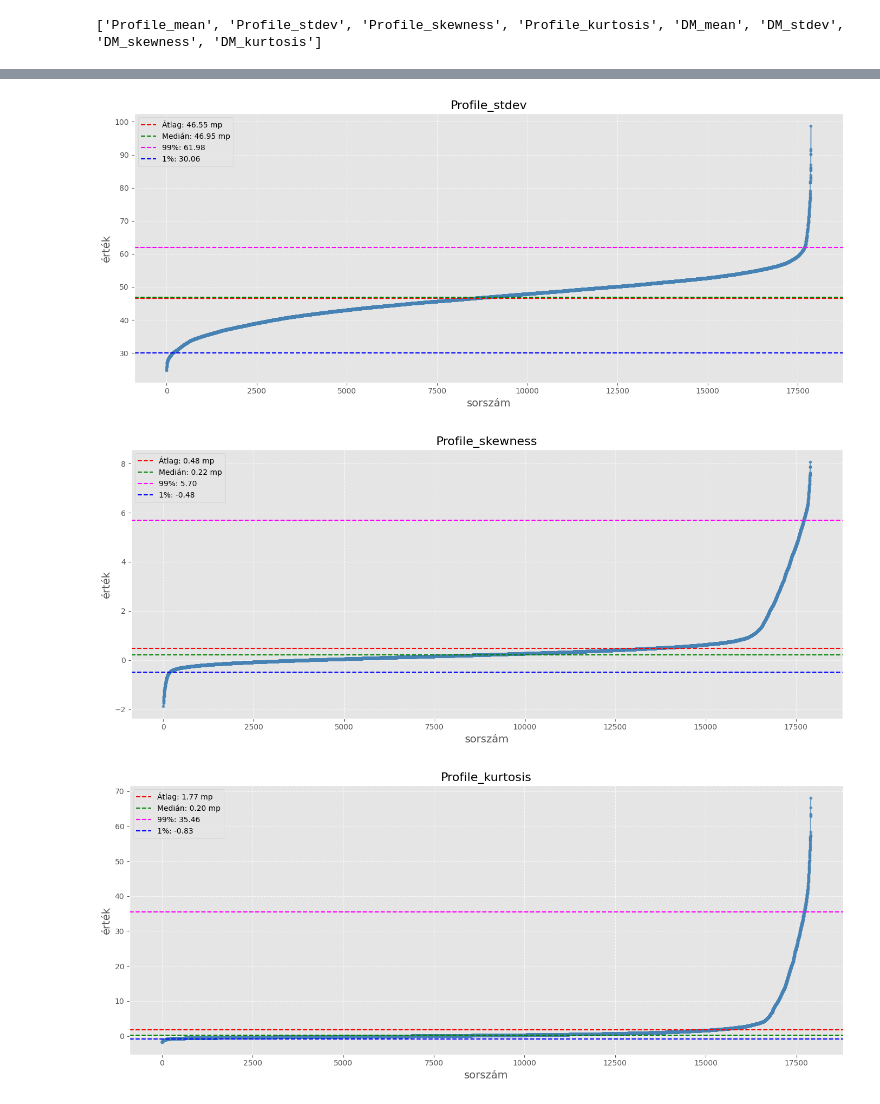
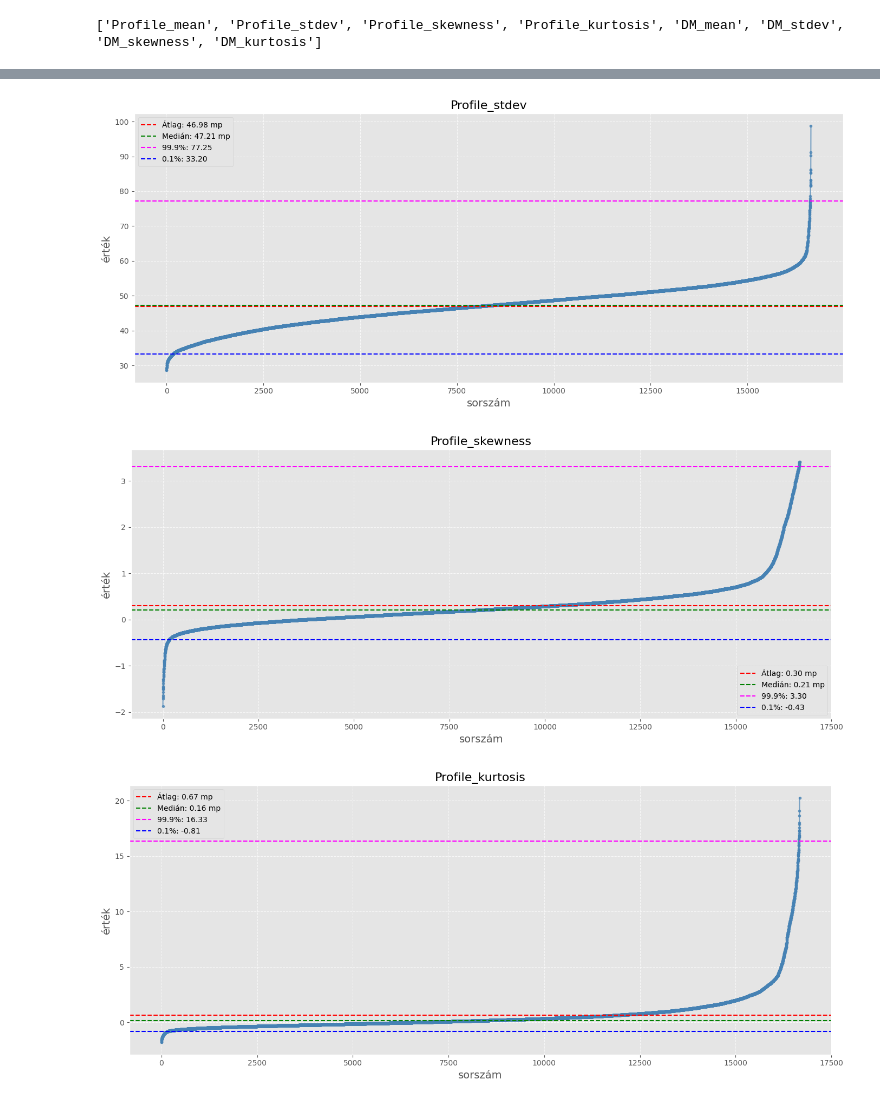
Before and after one commit to heihachi78/nfgt, a Jupyter notebook: TI_beadando_hopeful.ipynb, the cells around one changed output, grey strips where cells are left out. Drawn from its saved outputs; the diff is of its cells as text; code cells hidden in the pictures.

```diff
--- a/TI_beadando_hopeful.ipynb
+++ b/TI_beadando_hopeful.ipynb
@@ -68,3 +68,14 @@ X.describe()
 | 50% | 115.078125 | 46.947479 | 0.223240 | 0.198710 | 2.801839 | 18.461316 | 8.433515 | ... |
 | 75% | 127.085938 | 51.023202 | 0.473325 | 0.927783 | 5.464256 | 28.428104 | 10.702959 | ... |
 | max | 192.617188 | 98.778911 | 8.069522 | 68.101622 | 223.392141 | 110.642211 | 34.539844 | ... |
+# %%
+oszlop_nevek_torleshez = ["DM_kurtosis", "Profile_kurtosis", "DM_mean", "Profile_skewness"]
+for ont in oszlop_nevek_torleshez:
+    sorted_data = np.sort(X[ont].unique())
+    limit = np.percentile(sorted_data, 98)
+    print(ont, len(X[X[ont] > limit]))
+    index_to_drop = X[X[ont] > limit].index
+    X = X.drop(index_to_drop)
+    y = y.drop(index_to_drop)
+    X.reset_index(drop=True, inplace=True)
+    y.reset_index(drop=True, inplace=True)
@@ -76,8 +104,8 @@ print(feature_cimkek)
 # %%
 for adat in feature_cimkek:
     sorted_data = np.sort(X[adat].unique())
-    sorted_data_99 = np.percentile(sorted_data, 99)
-    sorted_data_1 = np.percentile(sorted_data, 1)
+    sorted_data_999 = np.percentile(sorted_data, 99.9)
+    sorted_data_01 = np.percentile(sorted_data, 1)
     plt.style.use('ggplot')
     plt.figure(figsize=(14, 6))
     plt.plot(range(len(sorted_data)), sorted_data, marker='o', linestyle='-', color='steelblue', alpha=0.7, markersize=3)
@@ -87,8 +115,8 @@ for adat in feature_cimkek:
     plt.grid(True, linestyle='--', alpha=0.7)
     plt.axhline(y=X[adat].mean(), color='red', linestyle='--', label=f'Átlag: {X[adat].mean():.2f} mp')
     plt.axhline(y=X[adat].median(), color='green', linestyle='--', label=f'Medián: {X[adat].median():.2f} mp')
-    plt.axhline(y=sorted_data_99, color='magenta', linestyle='--', label=f'99%: {sorted_data_99:.2f}')
-    plt.axhline(y=sorted_data_1, color='blue', linestyle='--', label=f'1%: {sorted_data_1:.2f}')
+    plt.axhline(y=sorted_data_999, color='magenta', linestyle='--', label=f'99.9%: {sorted_data_999:.2f}')
+    plt.axhline(y=sorted_data_01, color='blue', linestyle='--', label=f'0.1%: {sorted_data_01:.2f}')
     plt.legend()
     plt.tight_layout()
     plt.show()
@@ -97,3 +125,3 @@ for adat in feature_cimkek:
-[figure, old version]
+[figure, new version]
-[figure, old version]
+[figure, new version]
-[figure, old version]
+[figure, new version]
```
Also changed, not shown: parts of 9 cells of this notebook.
